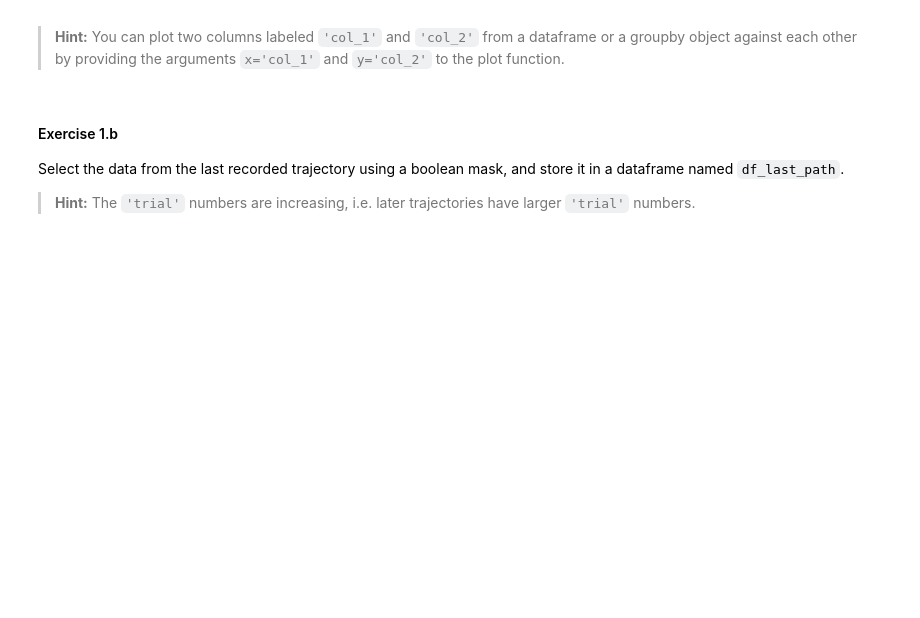
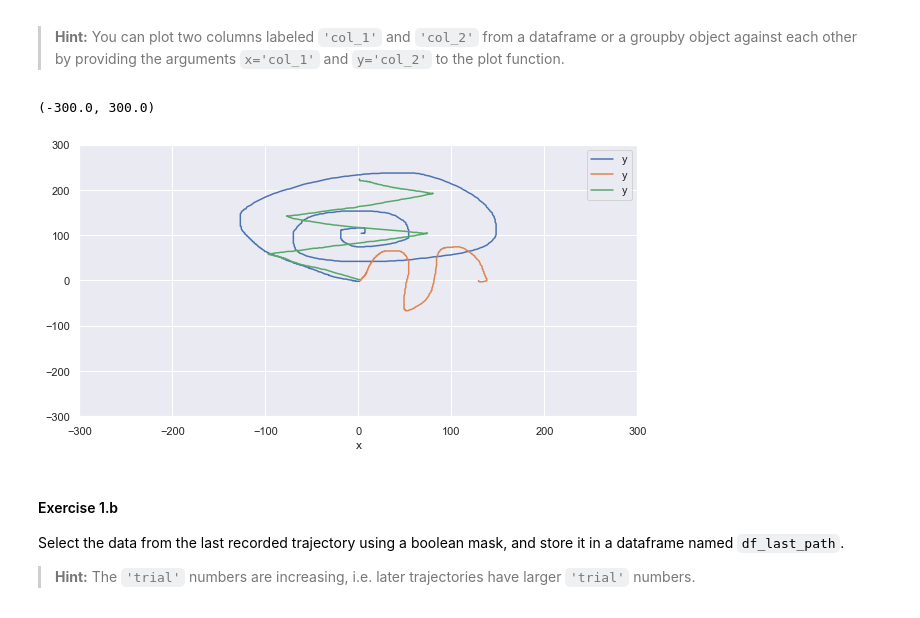
Before and after one commit to danieltyukov/tue-data-analytics, a Jupyter notebook: 5_DAS/Exercises-DAS-1819283.ipynb, the cells around one changed output. Saved outputs shown, nothing was run; the diff lists cells and outputs as text; code cells hidden in the pictures; blank space fills up the shorter version.

```diff
--- a/5_DAS/Exercises-DAS-1819283.ipynb
+++ b/5_DAS/Exercises-DAS-1819283.ipynb
@@ -274,3 +315,17 @@ Here is an example of a possible result for two mouse trajectories:
+# %%
+#// BEGIN_TODO [DAS_1a] Visualize the paths (1 point)
+
+fig, ax1 = plt.subplots()
+for i, group in df_paths.groupby('trial'):
+    group.plot(x='x', y='y', ax=ax1)
+
+ax1.set_xlim(-300, 300)
+ax1.set_ylim(-300, 300)
+
+#// END_TODO [DAS_1a]
+# %% [output]
+(-300.0, 300.0)
+[figure, added]
 # %% [markdown]
 #### Exercise 1.b
 
```
Also changed, not shown: parts of 83 cells of this notebook, 1 other file.
